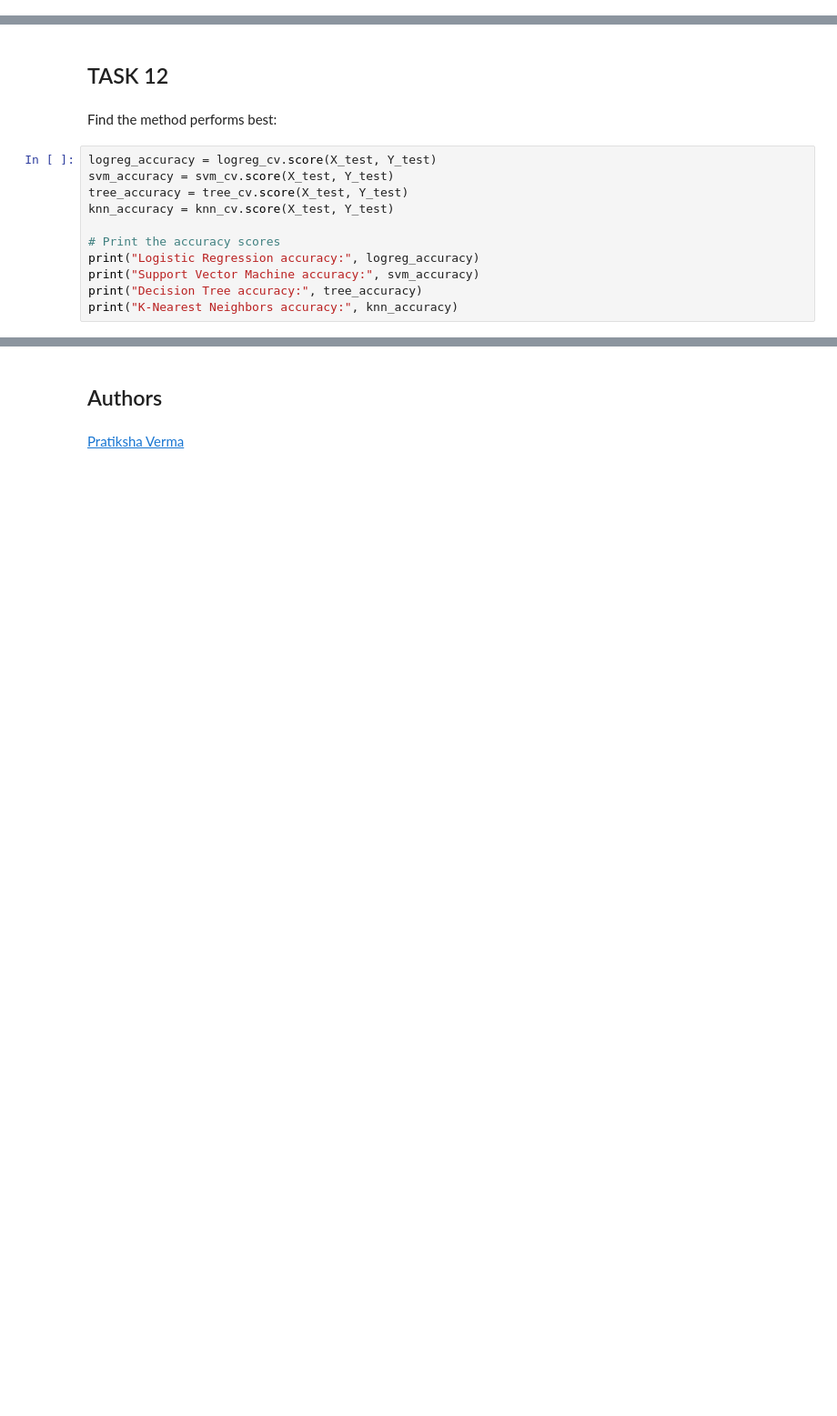
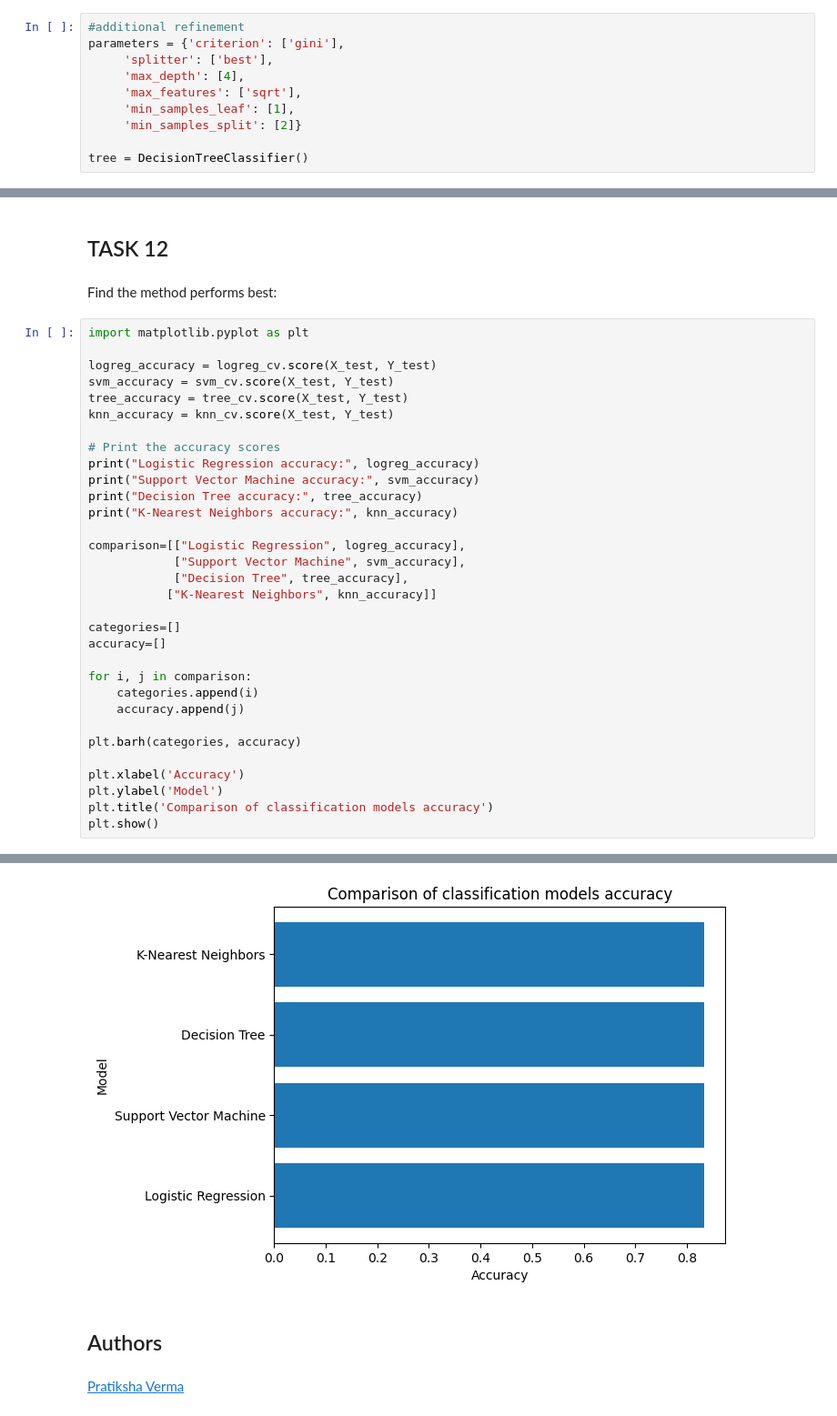
Before and after one commit to nunoist1000/IBM-Data-Science-Capstone, a Jupyter notebook: 08. SpaceX_Machine Learning Prediction_Part_5.ipynb, the cells around one changed output, grey strips where cells are left out. Shown at 91% size. Drawn from its saved outputs; the diff is of its cells as text; blank space fills up the shorter version.

```diff
--- a/08. SpaceX_Machine Learning Prediction_Part_5.ipynb
+++ b/08. SpaceX_Machine Learning Prediction_Part_5.ipynb
@@ -281,6 +287,16 @@ parameters = {'criterion': ['gini', 'entropy'],
      'min_samples_split': [2, 5, 10]}
 
 tree = DecisionTreeClassifier()
+# %%
+#additional refinement
+parameters = {'criterion': ['gini'],
+     'splitter': ['best'],
+     'max_depth': [4],
+     'max_features': ['sqrt'],
+     'min_samples_leaf': [1],
+     'min_samples_split': [2]}
+
+tree = DecisionTreeClassifier()
 # %%
 tree_cv = GridSearchCV(tree, parameters, cv=10)
 
@@ -378,21 +374,43 @@ plot_confusion_matrix(Y_test,yhat)
 # %% [markdown]
 Find the method performs best:
 # %%
+import matplotlib.pyplot as plt
+
 logreg_accuracy = logreg_cv.score(X_test, Y_test)
 svm_accuracy = svm_cv.score(X_test, Y_test)
 tree_accuracy = tree_cv.score(X_test, Y_test)
 knn_accuracy = knn_cv.score(X_test, Y_test)
 
 # Print the accuracy scores
 print("Logistic Regression accuracy:", logreg_accuracy)
 print("Support Vector Machine accuracy:", svm_accuracy)
 print("Decision Tree accuracy:", tree_accuracy)
 print("K-Nearest Neighbors accuracy:", knn_accuracy)
+
+comparison=[["Logistic Regression", logreg_accuracy],
+            ["Support Vector Machine", svm_accuracy],
+            ["Decision Tree", tree_accuracy],
+           ["K-Nearest Neighbors", knn_accuracy]]
+
+categories=[]
+accuracy=[]
+
+for i, j in comparison:
+    categories.append(i)
+    accuracy.append(j)
+
+plt.barh(categories, accuracy)
+
+plt.xlabel('Accuracy')
+plt.ylabel('Model')
+plt.title('Comparison of classification models accuracy')
+plt.show()
 # %% [output]
 Logistic Regression accuracy: 0.8333333333333334
 Support Vector Machine accuracy: 0.8333333333333334
 Decision Tree accuracy: 0.8333333333333334
 K-Nearest Neighbors accuracy: 0.8333333333333334
+[figure, added]
 # %% [markdown]
 ## Authors
 # %% [markdown]
```
Also changed, not shown: parts of 3 cells of this notebook.
